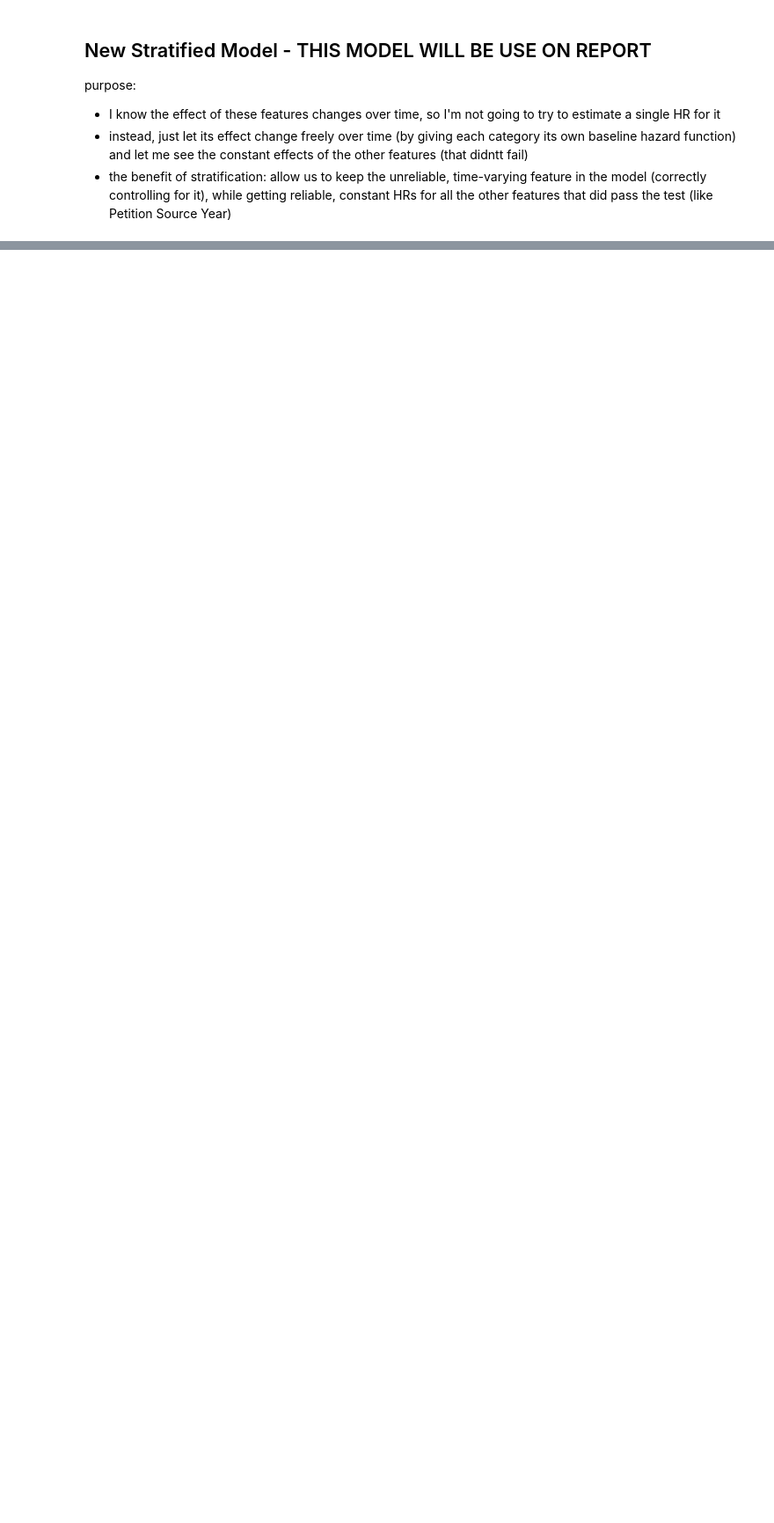
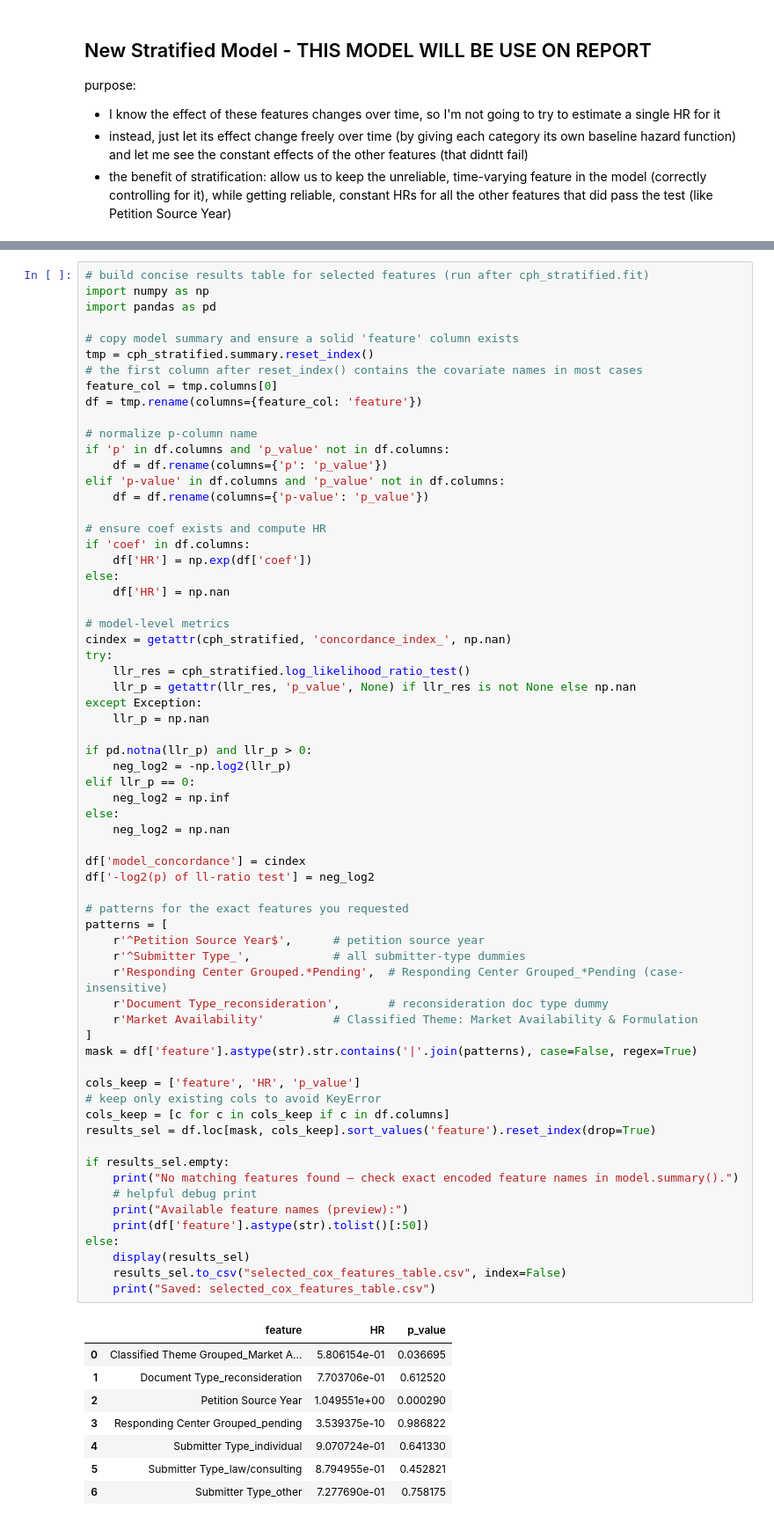
Before and after one commit to aanht/ucb-fda-citizen-project, a Jupyter notebook: all_years_eda_modeling/visuals_and_modeling.ipynb, the cells around one changed output, grey strips where cells are left out. Shown at 88% size. Drawn from its saved outputs; the diff is of its cells as text; blank space fills up the shorter version.

```diff
--- a/all_years_eda_modeling/visuals_and_modeling.ipynb
+++ b/all_years_eda_modeling/visuals_and_modeling.ipynb
@@ -781,3 +781,77 @@ Model fitting complete!
 | Partial AIC | 2716.587 |
 | log-likelihood ratio test | 1012.648 on 7 df |
 | -log2(p) of ll-ratio test | 709.737 |
+# %%
+# build concise results table for selected features (run after cph_stratified.fit)
+import numpy as np
+import pandas as pd
+
+# copy model summary and ensure a solid 'feature' column exists
+tmp = cph_stratified.summary.reset_index()
+# the first column after reset_index() contains the covariate names in most cases
+feature_col = tmp.columns[0]
+df = tmp.rename(columns={feature_col: 'feature'})
+
+# normalize p-column name
+if 'p' in df.columns and 'p_value' not in df.columns:
+    df = df.rename(columns={'p': 'p_value'})
+elif 'p-value' in df.columns and 'p_value' not in df.columns:
+    df = df.rename(columns={'p-value': 'p_value'})
+
+# ensure coef exists and compute HR
+if 'coef' in df.columns:
+    df['HR'] = np.exp(df['coef'])
+else:
+    df['HR'] = np.nan
+
+# model-level metrics
+cindex = getattr(cph_stratified, 'concordance_index_', np.nan)
+try:
+    llr_res = cph_stratified.log_likelihood_ratio_test()
+    llr_p = getattr(llr_res, 'p_value', None) if llr_res is not None else np.nan
+except Exception:
+    llr_p = np.nan
+
+if pd.notna(llr_p) and llr_p > 0:
+    neg_log2 = -np.log2(llr_p)
+elif llr_p == 0:
+    neg_log2 = np.inf
+else:
+    neg_log2 = np.nan
+
+df['model_concordance'] = cindex
+df['-log2(p) of ll-ratio test'] = neg_log2
+
+# patterns for the exact features you requested
+patterns = [
+    r'^Petition Source Year$',      # petition source year
+    r'^Submitter Type_',            # all submitter-type dummies
+    r'Responding Center Grouped.*Pending',  # Responding Center Grouped_*Pending (case-insensitive)
+    r'Document Type_reconsideration',       # reconsideration doc type dummy
+    r'Market Availability'          # Classified Theme: Market Availability & Formulation
+]
+mask = df['feature'].astype(str).str.contains('|'.join(patterns), case=False, regex=True)
+
+cols_keep = ['feature', 'HR', 'p_value']
+# keep only existing cols to avoid KeyError
+cols_keep = [c for c in cols_keep if c in df.columns]
+results_sel = df.loc[mask, cols_keep].sort_values('feature').reset_index(drop=True)
+
+if results_sel.empty:
+    print("No matching features found — check exact encoded feature names in model.summary().")
+    # helpful debug print
+    print("Available feature names (preview):")
+    print(df['feature'].astype(str).tolist()[:50])
+else:
+    display(results_sel)
+    results_sel.to_csv("selected_cox_features_table.csv", index=False)
+    print("Saved: selected_cox_features_table.csv")
+# %% [output]
+|  | feature | HR | p_value |
+| 0 | Classified Theme Grouped_Market A... | 5.806154e-01 | 0.036695 |
+| 1 | Document Type_reconsideration | 7.703706e-01 | 0.612520 |
+| 2 | Petition Source Year | 1.049551e+00 | 0.000290 |
+| 3 | Responding Center Grouped_pending | 3.539375e-10 | 0.986822 |
+| 4 | Submitter Type_individual | 9.070724e-01 | 0.641330 |
+| 5 | Submitter Type_law/consulting | 8.794955e-01 | 0.452821 |
+| 6 | Submitter Type_other | 7.277690e-01 | 0.758175 |
```
Also changed, not shown: parts of 2 cells of this notebook, 5 other files.
